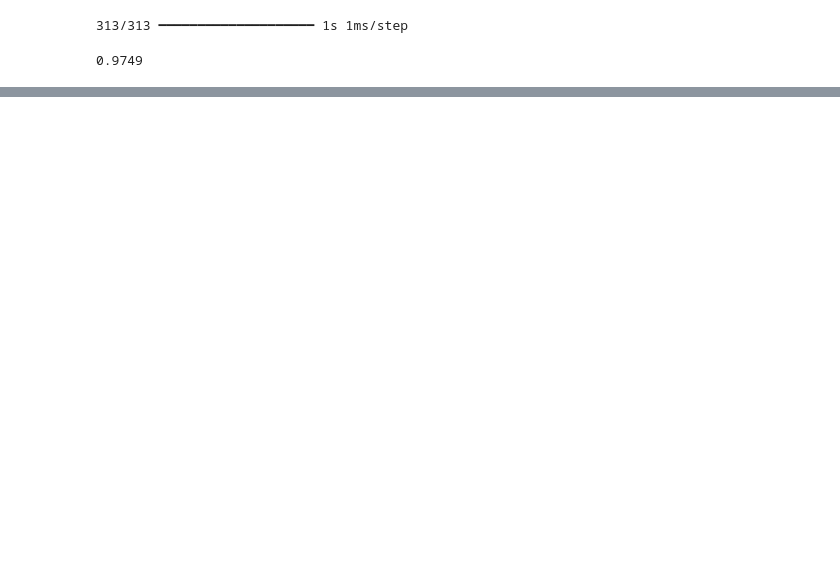
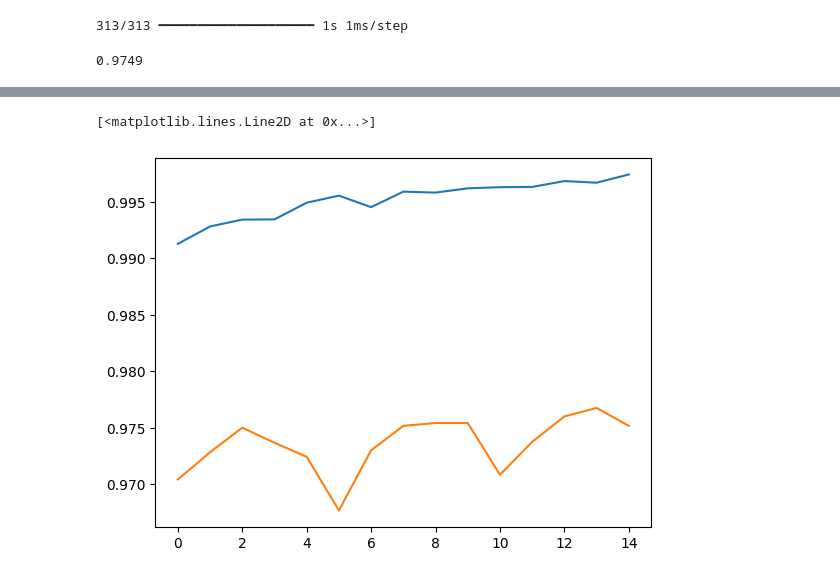
Before and after one commit to akhyear/mnist_dataset_ann, a Jupyter notebook: mnist_dataset.ipynb, the cells around one changed output, grey strips where cells are left out. Cells and saved outputs as stored; diff of their text form; code cells hidden in the pictures; blank space fills up the shorter version.

```diff
--- a/mnist_dataset.ipynb
+++ b/mnist_dataset.ipynb
@@ -144,0 +151,6 @@ accuracy_score(y_test,y_pred)
+# %%
+plt.plot(history.history['accuracy'])
+plt.plot(history.history['val_accuracy'])
+# %% [output]
+[<matplotlib.lines.Line2D at 0x...>]
+[figure, added]
```
Also changed, not shown: parts of 2 cells of this notebook.
